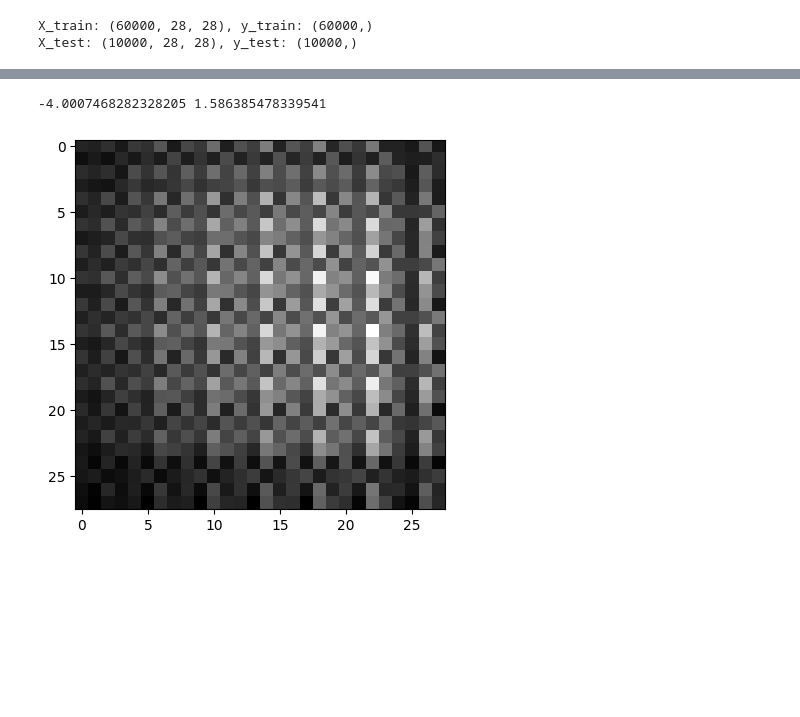
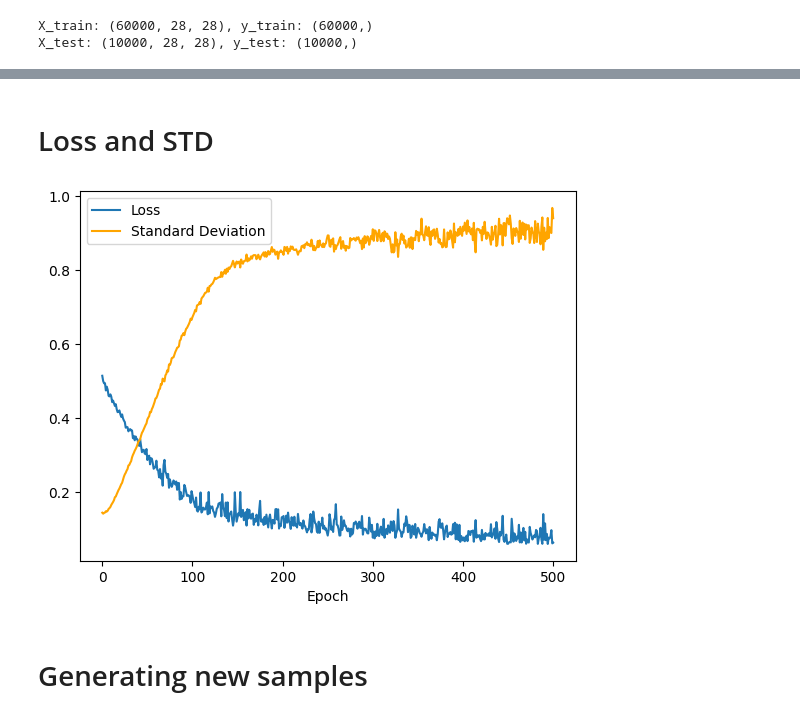
Before and after one commit to glovric/DLFS, a Jupyter notebook: in_progress/Diffusion.ipynb, the cells around one changed output, grey strips where cells are left out. Saved outputs shown, nothing was run; the diff lists cells and outputs as text; code cells hidden in the pictures; blank space fills up the shorter version.

Commit message:
Added BatchNorm, SiLU, changed weight init, updated Diffusion

```diff
--- a/in_progress/Diffusion.ipynb
+++ b/in_progress/Diffusion.ipynb
@@ -396,11 +345,7 @@ class Diffusion(Module):
 # %%
-path_train_data = "../data/mnist/train-images.idx3-ubyte"
-path_train_labels = "../data/mnist/train-labels.idx1-ubyte"
+mnist_path = "../data/mnist"
 
-path_test_data = "../data/mnist/t10k-images.idx3-ubyte"
-path_test_labels = "../data/mnist/t10k-labels.idx1-ubyte"
-
-X_train, y_train, X_test, y_test = load_mnist(path_train_data, path_train_labels, path_test_data, path_test_labels)
+X_train, y_train, X_test, y_test = DLFSData.load_MNIST(mnist_path)
 
 print(f'X_train: {X_train.shape}, y_train: {y_train.shape}')
 print(f'X_test: {X_test.shape}, y_test: {y_test.shape}')
@@ -408,9 +353,8 @@ print(f'X_test: {X_test.shape}, y_test: {y_test.shape}')
 X_train: (60000, 28, 28), y_train: (60000,)
 X_test: (10000, 28, 28), y_test: (10000,)
 # %%
-# Selecting images of 0s and 3s
-X_train, _ = select_mnist_labels(X_train, y_train, labels=[1], limit=100)
-X_train = X_train.astype("float32") / 127.5 - 1.0 #X_train.astype("float32") / 255 #X_train.astype("float32") / 127.5 - 1.0
+X_train, _ = DLFSData.select_MNIST_labels(X_train, y_train, labels=[7, 3], limit=10)
+X_train = DLFSData.normalize_MNIST(X_train, range=(-1, 1))
 X_train = np.expand_dims(X_train, axis=1)
 
 print(f'X_train: {X_train.shape}')
@@ -419,13 +363,15 @@ X_train: (100, 1, 28, 28)
 # %%
-lr=1e-3
-epochs=1000
+#np.random.seed(1)
+
+lr=2e-4
+epochs=500
 
 loss = MSE_Loss()
-optimizer = Optimizer_Adam(learning_rate=lr, clip_grad=False)
+optimizer = Optimizer_Adam(learning_rate=lr)
 
-unet = TinyUNet(image_channels=1) #U_Net(img_channels=1, base_channels=3) # TinyUNet(image_channels=1)
+unet = UNet(input_channels=1, output_channels=1, time_emb_dim=64, down_channels=(16, 32, 64))
 
-diffusion = Diffusion(model=unet, image_channels=1, loss_function=loss, optimizer=optimizer)
+diffusion = Diffusion(model=unet, image_channels=1, timesteps=1000, loss_function=loss, optimizer=optimizer)
 
-diffusion.train(X_train, print_every=1)
+diffusion.train(X_train, print_every=100, epochs=epochs)
 # %% [output]
@@ -450,10 +384,13 @@ KeyboardInterrupt:
-# %%
-batch_X = X_train
-batch_size = batch_X.shape[0]
-
-x_t, noise = diffusion.forward_diffusion(X_train, np.zeros(batch_size, dtype=int))
-diffusion.forward(X_train)
-print(diffusion.model.output.mean(), diffusion.model.output.std())
-# %% [output]
--4.0007468282328205 1.586385478339541
+# %% [markdown]
+# Loss and STD
+# %%
+plt.plot(range(len(diffusion.loss_vals)), diffusion.loss_vals, label='Loss')
+plt.plot(range(len(diffusion.std_vals)), diffusion.std_vals, color='orange', label='Standard Deviation')
+plt.xlabel("Epoch")
+plt.legend()
+plt.show()
+# %% [output]
+[figure, added]
+# %% [markdown]
+# Generating new samples
 # %%
@@ -461,10 +397,0 @@ new_images = diffusion.generate(10, 1, 28, 28)
-# %%
-idx = np.random.randint(10)
-
-img = (new_images[idx] + 1) * 127.5
-img = img.reshape(28, 28)
-
-plt.imshow(img, cmap='gray')
-plt.show()
-# %% [output]
-[figure, removed]
```
Also changed, not shown: parts of 16 cells of this notebook, 3 other files.
